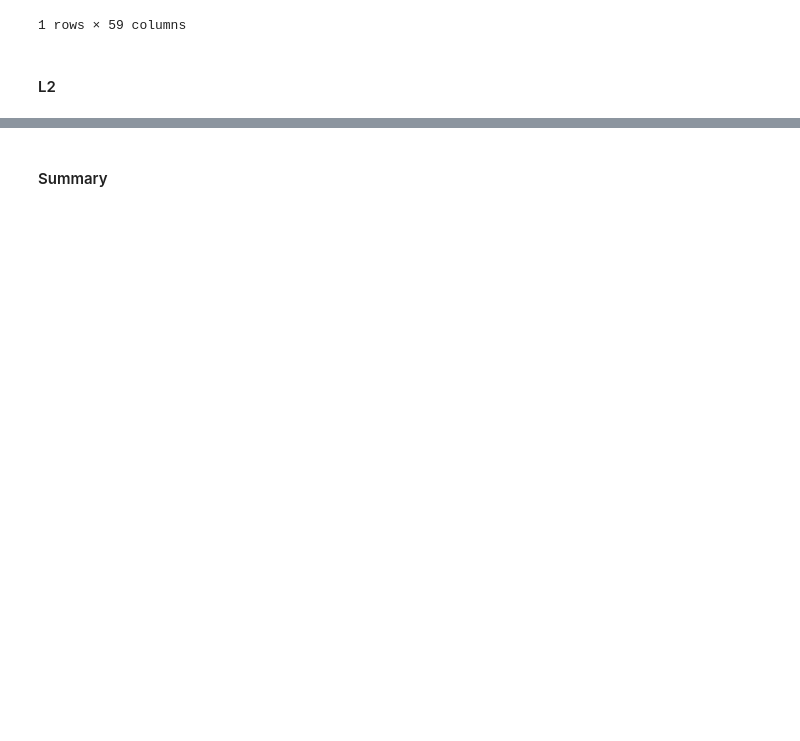
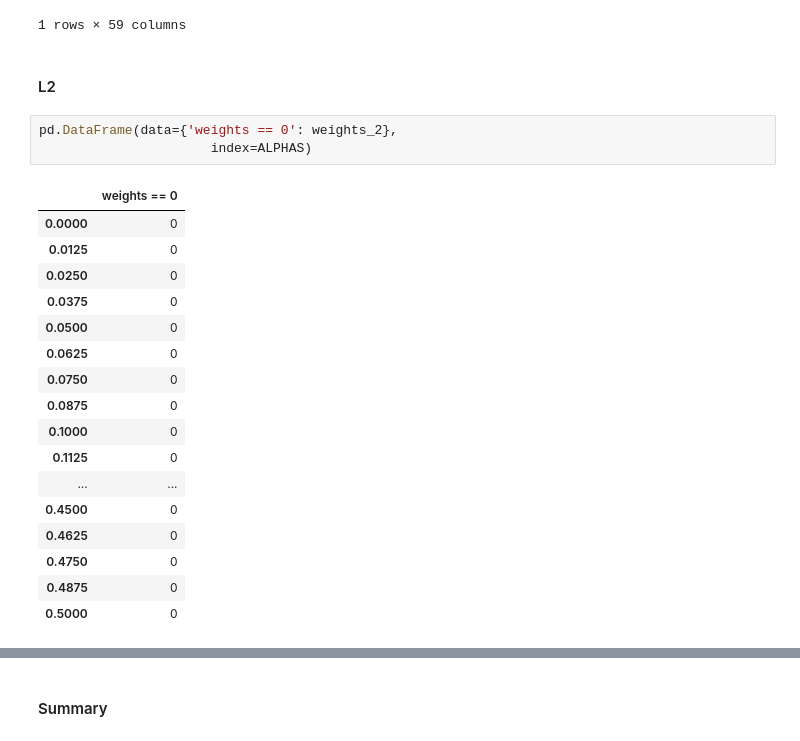
Before and after one commit to niksonnn/rss, a Jupyter notebook: overfitting_regularization.ipynb, the cells around one changed output, grey strips where cells are left out. Saved outputs shown, nothing was run; the diff lists cells and outputs as text; blank space fills up the shorter version.

```diff
--- a/overfitting_regularization.ipynb
+++ b/overfitting_regularization.ipynb
@@ -517,5 +687,26 @@ weights_df[weights_df['weights'] != 0].T
 1 rows × 59 columns
 # %% [markdown]
 #### L2
+# %%
+pd.DataFrame(data={'weights == 0': weights_2},
+                      index=ALPHAS)
+# %% [output]
+|  | weights == 0 |
+| 0.0000 | 0 |
+| 0.0125 | 0 |
+| 0.0250 | 0 |
+| 0.0375 | 0 |
+| 0.0500 | 0 |
+| 0.0625 | 0 |
+| 0.0750 | 0 |
+| 0.0875 | 0 |
+| 0.1000 | 0 |
+| 0.1125 | 0 |
+| ... | ... |
+| 0.4500 | 0 |
+| 0.4625 | 0 |
+| 0.4750 | 0 |
+| 0.4875 | 0 |
+| 0.5000 | 0 |
 # %%
 X_train, X_test, y_train, y_test = train_test_split(X, y, random_state=SEED)
```
Also changed, not shown: parts of 37 cells of this notebook.
